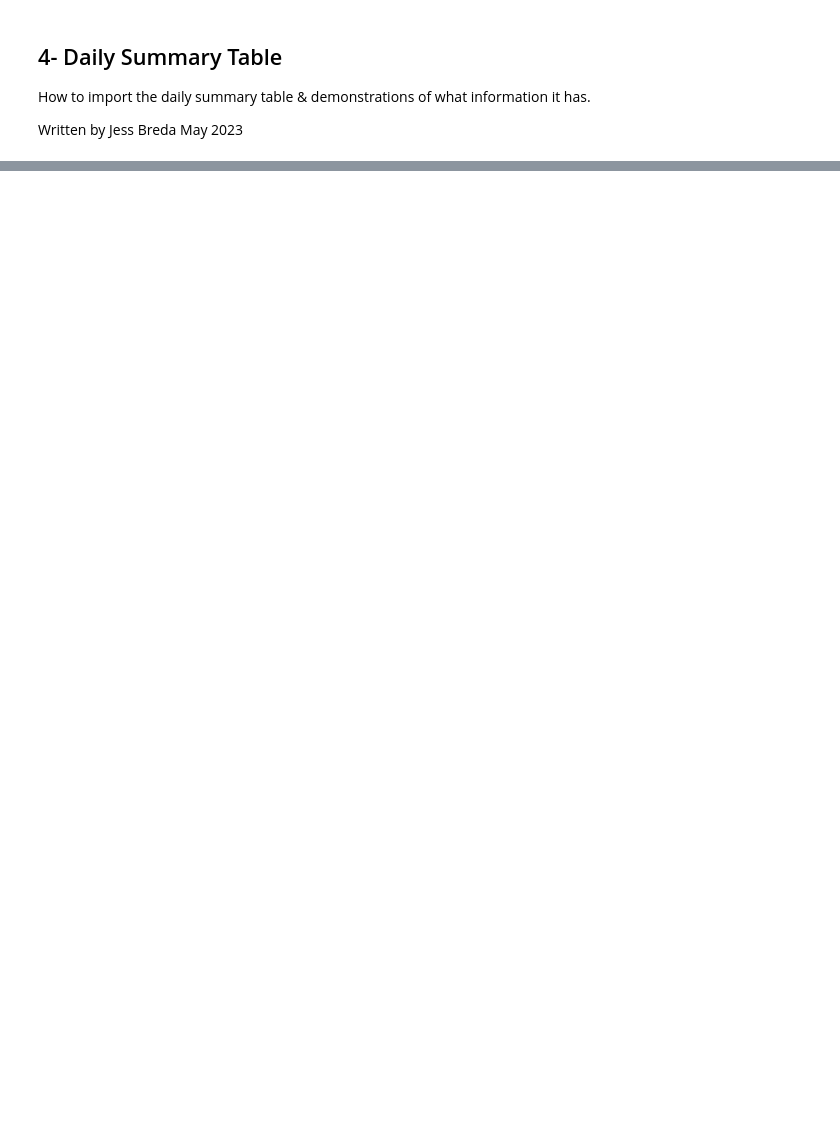
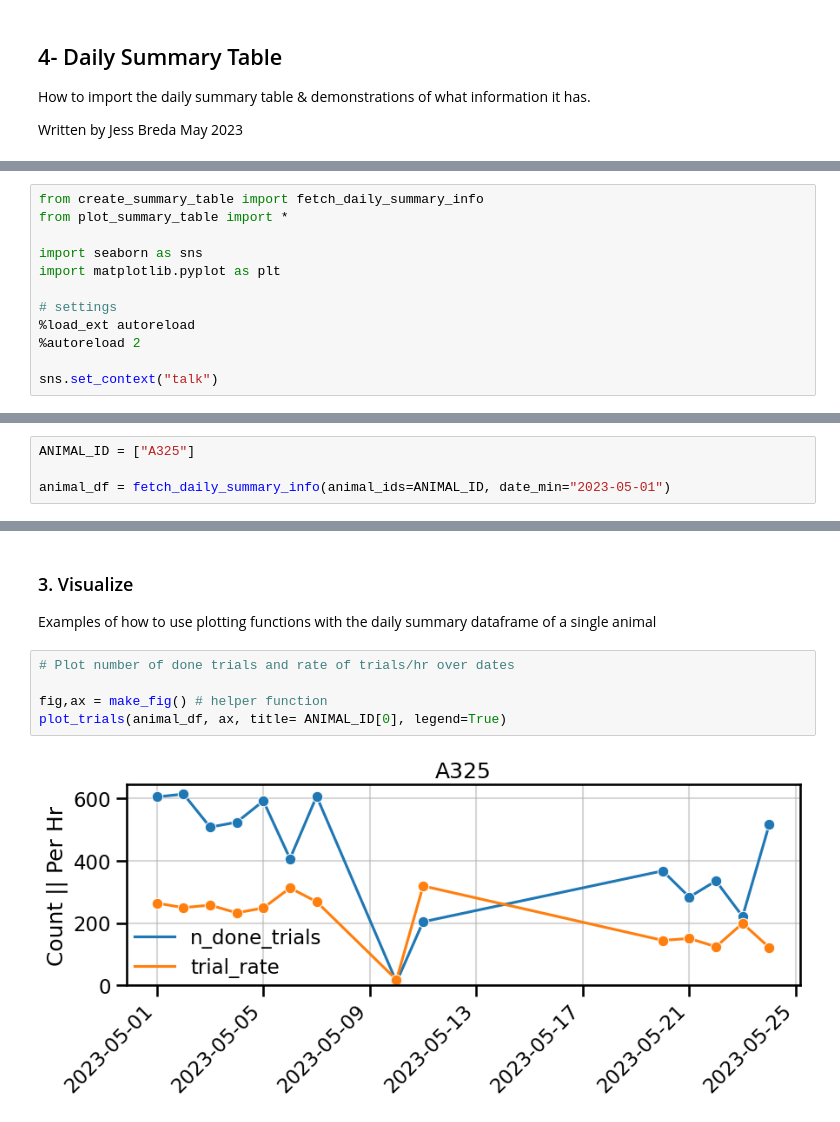
Before and after one commit to jess-breda/DataJoint-SQL-Tutorial, a Jupyter notebook: 4-daily-summary-table.ipynb, the cells around one changed output, grey strips where cells are left out. Saved outputs shown, nothing was run; the diff lists cells and outputs as text; blank space fills up the shorter version.

Commit message:
all plots in, overwrite & mass readin remain

```diff
--- a/4-daily-summary-table.ipynb
+++ b/4-daily-summary-table.ipynb
@@ -97,0 +9,12 @@ _ = ax.set_xticklabels(ax.get_xticklabels(), rotation=45)
+# %%
+from create_summary_table import fetch_daily_summary_info
+from plot_summary_table import *
+
+import seaborn as sns
+import matplotlib.pyplot as plt
+
+# settings
+%load_ext autoreload
+%autoreload 2
+
+sns.set_context("talk")
@@ -97,0 +34,4 @@ _ = ax.set_xticklabels(ax.get_xticklabels(), rotation=45)
+# %%
+ANIMAL_ID = ["A325"]
+
+animal_df = fetch_daily_summary_info(animal_ids=ANIMAL_ID, date_min="2023-05-01")
@@ -97,0 +71,11 @@ _ = ax.set_xticklabels(ax.get_xticklabels(), rotation=45)
+# %% [markdown]
+### 3. Visualize
+
+Examples of how to use plotting functions with the daily summary dataframe of a single animal
+# %%
+# Plot number of done trials and rate of trials/hr over dates
+
+fig,ax = make_fig() # helper function
+plot_trials(animal_df, ax, title= ANIMAL_ID[0], legend=True)
+# %% [output]
+[figure, added]
```
Also changed, not shown: parts of 43 cells of this notebook, 2 other files.
